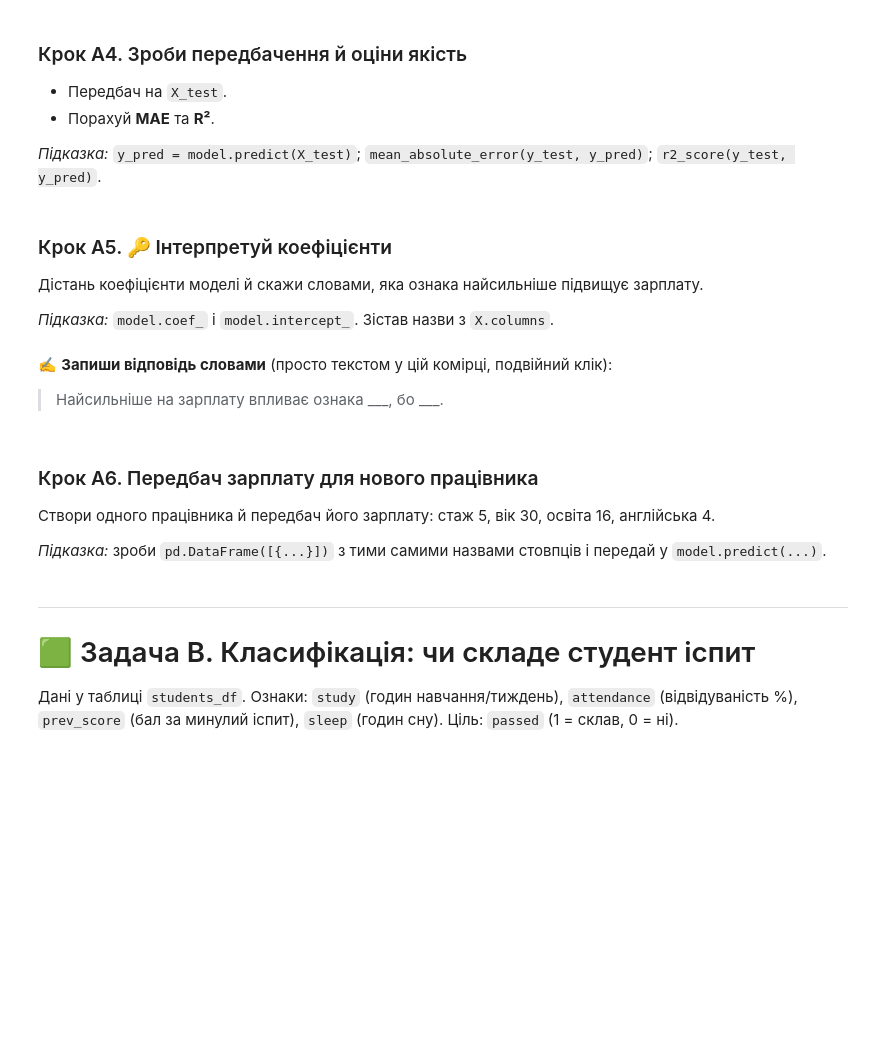
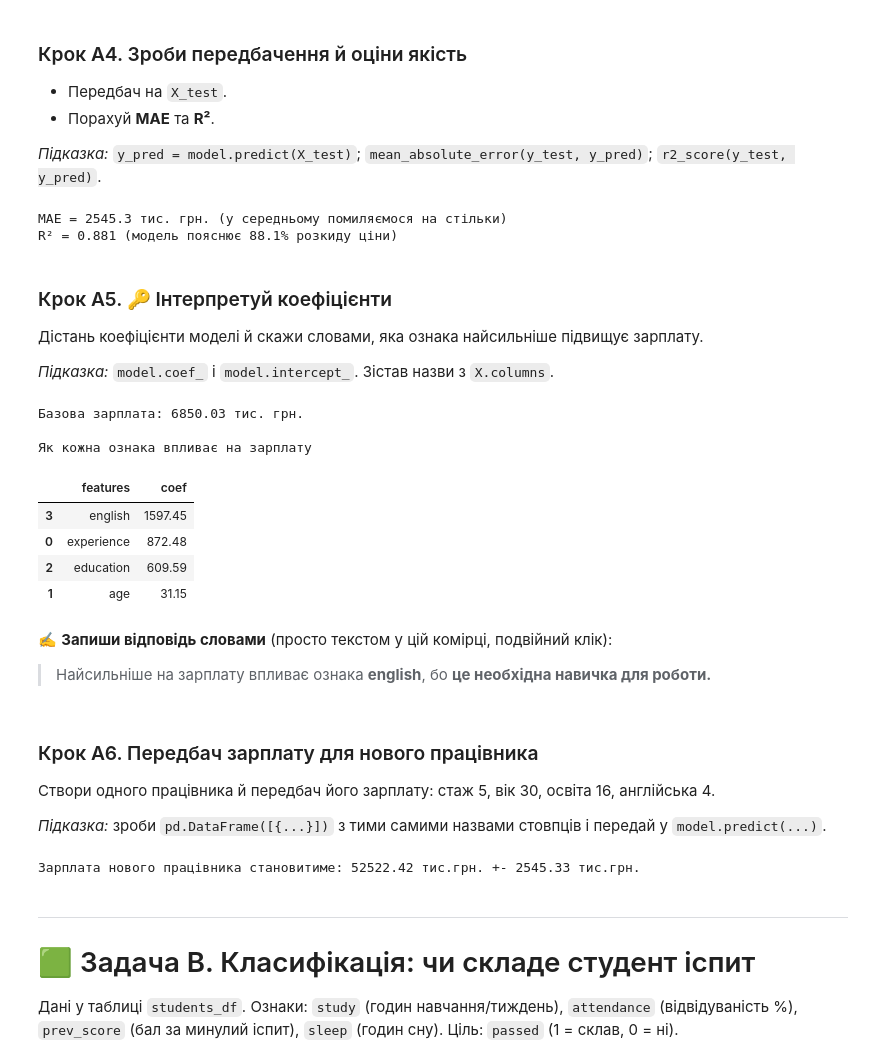
Before and after one commit to Olga-Lyt/DTA-2026, a Jupyter notebook: ML/ml_practice_LR&Cl.ipynb, the cells around one changed output. Saved outputs shown, nothing was run; the diff lists cells and outputs as text; code cells hidden in the pictures; blank space fills up the shorter version.

```diff
--- a/ML/ml_practice_LR&Cl.ipynb
+++ b/ML/ml_practice_LR&Cl.ipynb
@@ -131,3 +165,18 @@ from sklearn.metrics import mean_absolute_error, r2_score
+# %%
+from sklearn.metrics import mean_absolute_error, r2_score
+
+# TODO: передбач y_pred
+y_pred = model.predict(X_test); mean_absolute_error(y_test, y_pred); r2_score(y_test, y_pred)
+
+# TODO: порахуй і виведи MAE та R²
+mae = mean_absolute_error(y_test, y_pred)
+r2 = r2_score(y_test, y_pred)
+
+print(f"МАЕ = {mae:.1f} тис. грн. (у середньому помиляємося на стільки)")
+print(f"R² = {r2:.3f} (модель пояснює {r2 * 100:.1f}% розкиду ціни)")
+# %% [output]
+МАЕ = 2545.3 тис. грн. (у середньому помиляємося на стільки)
+R² = 0.881 (модель пояснює 88.1% розкиду ціни)
 # %% [markdown]
 ### Крок A5. 🔑 Інтерпретуй коефіцієнти
 Дістань коефіцієнти моделі й скажи словами, яка ознака найсильніше підвищує зарплату.
@@ -138,6 +185,26 @@ from sklearn.metrics import mean_absolute_error, r2_score
+# %%
+# TODO: побудуй таблицю "ознака — коефіцієнт" і відсортуй
+coefs = pd.DataFrame({
+    "features": X.columns,
+    "coef": model.coef_.round(2)
+
+}).sort_values("coef", key=abs, ascending=False)
+
+print(f"Базова зарплата: {model.intercept_:.2F} тис. грн.\n")
+print(f"Як кожна ознака впливає на зарплату")
+coefs
+# %% [output]
+Базова зарплата: 6850.03 тис. грн.
+
+Як кожна ознака впливає на зарплату
+|  | features | coef |
+| 3 | english | 1597.45 |
+| 0 | experience | 872.48 |
+| 2 | education | 609.59 |
+| 1 | age | 31.15 |
 # %% [markdown]
 ✍️ **Запиши відповідь словами** (просто текстом у цій комірці, подвійний клік):
-> Найсильніше на зарплату впливає ознака ___, бо ___.
+> Найсильніше на зарплату впливає ознака **english**, бо **це необхідна навичка для роботи.**
 # %% [markdown]
 ### Крок A6. Передбач зарплату для нового працівника
 Створи одного працівника й передбач його зарплату: стаж 5, вік 30, освіта 16, англійська 4.
@@ -148,3 +213,17 @@ from sklearn.metrics import mean_absolute_error, r2_score
+# %%
+# TODO: створи new_employee і передбач зарплату
+new_employee = pd.DataFrame([{
+    'experience': 15,
+    'age': 42,
+    'education': 12,
+    'english': 15
+
+}])
+
+new_employee
+print(f"Зарплата нового працівника становитиме: {model.predict(new_employee)[0]:.2f} тис.грн. +- {mae:.2f} тис.грн.")
+# %% [output]
+Зарплата нового працівника становитиме: 52522.42 тис.грн. +- 2545.33 тис.грн.
 # %% [markdown]
 ---
 # 🟩 Задача B. Класифікація: чи складе студент іспит
```
Also changed, not shown: parts of 8 cells of this notebook.
